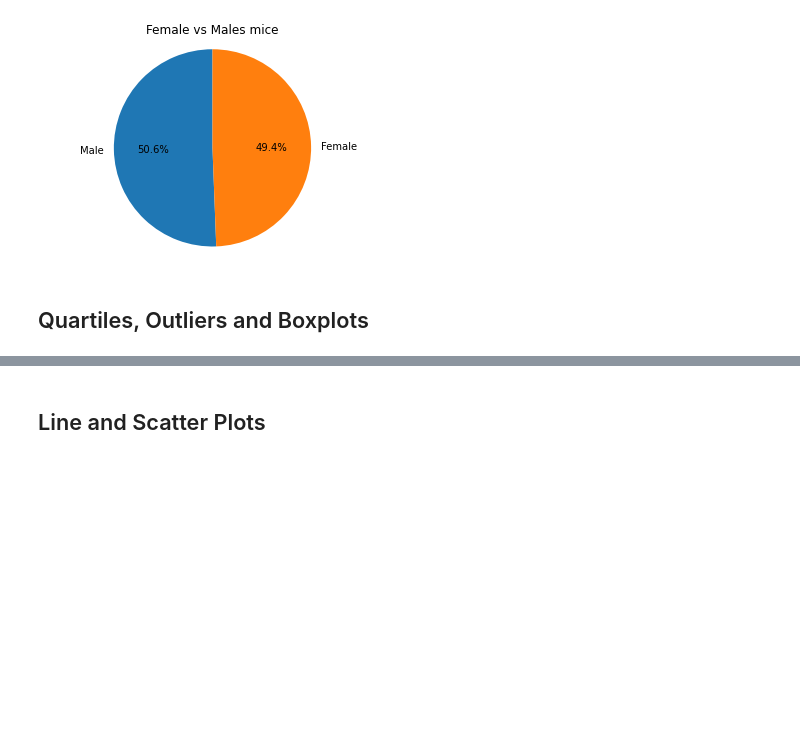
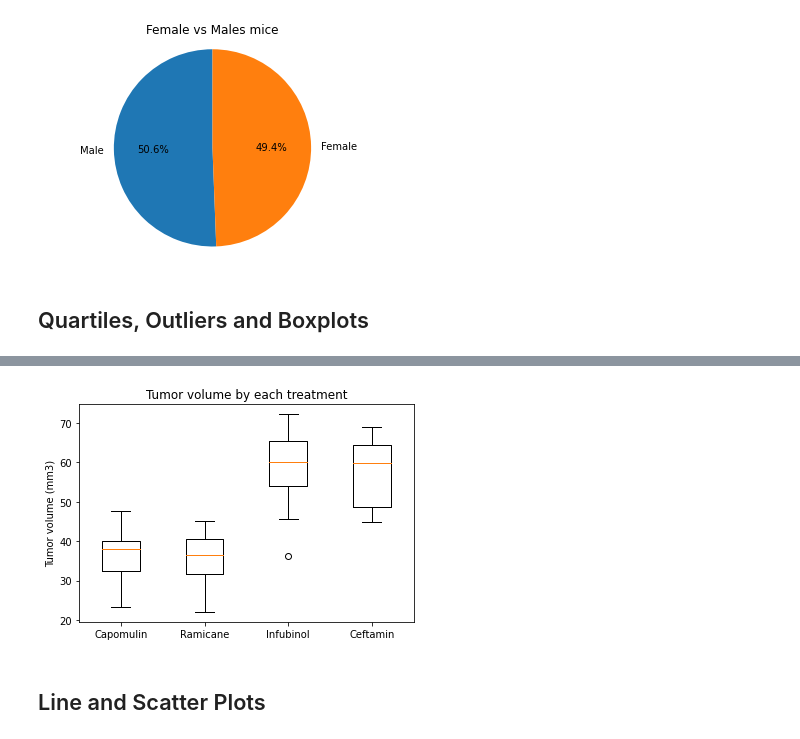
Before and after one commit to chaenii989/Matplotlib_Challenge, a Jupyter notebook: Pymaceuticals/pymaceuticals_starter.ipynb, the cells around one changed output, grey strips where cells are left out. Drawn from its saved outputs; the diff is of its cells as text; code cells hidden in the pictures; blank space fills up the shorter version.

```diff
--- a/Pymaceuticals/pymaceuticals_starter.ipynb
+++ b/Pymaceuticals/pymaceuticals_starter.ipynb
@@ -233,8 +235,11 @@ plt.show()
 # Calculate the final tumor volume of each mouse across four of the treatment regimens:
 # Capomulin, Ramicane, Infubinol, and Ceftamin
 
-
 # Start by getting the last (greatest) timepoint for each mouse
-
+max_timepoint = pd.DataFrame(combined_data.groupby("Mouse ID")["Timepoint"].max())
+max_timepoint = max_timepoint.rename(columns={"Timepoint":"Max Timepoint"})
+max_timepoint
 
 # Merge this group df with the original dataframe to get the tumor volume at the last timepoint
+merged_data = pd.merge(combined_data, max_timepoint, how='outer', on='Mouse ID')
+merged_data.head(10)
@@ -241,17 +258,28 @@ plt.show()
 # %%
 # Put treatments into a list for for loop (and later for plot labels)
-
+treatments = ["Capomulin", "Ramicane", "Infubinol", "Ceftamin"]
 
 # Create empty list to fill with tumor vol data (for plotting)
+tumor_vol = []
 
+# Locate the rows which contain mice on each drug and get the tumor volumes
+for treatment in treatments:
+
+    # add subset
+    treat_df = merged_data.loc[merged_data["Drug Regimen"] == treatment]
+    max_df = treat_df.loc[treat_df["Timepoint"] == treat_df["Max Timepoint"]]
+    volume = max_df["Tumor Volume (mm3)"]
+    tumor_vol.append(volume)
 
 # Calculate the IQR and quantitatively determine if there are any potential outliers.
+    quartiles = volume.quantile([.25,.5,.75])
+    lowerq = quartiles[0.25]
+    upperq = quartiles[0.75]
+    iqr = upperq-lowerq
 
+# Determine outliers using upper and lower bounds
+    lower_bound = lowerq - (1.5*iqr)
+    upper_bound = upperq + (1.5*iqr)
 
-    # Locate the rows which contain mice on each drug and get the tumor volumes
-
-
-    # add subset
-
-
-    # Determine outliers using upper and lower bounds
+    print(f"{treatment}'s IQR : {iqr}")
+    print(f"Outliers of {treatment} : Data between Lower bound {lower_bound} & Upper bound {upper_bound}")
@@ -258,4 +295,14 @@ plt.show()
 # %%
 # Generate a box plot of the final tumor volume of each mouse across four regimens of interest
+ax1 = plt.figure().subplots()
+
+ax1.set_title("Tumor volume by each treatment")
+ax1.set_ylabel("Tumor volume (mm3)")
+ax1.set_xticklabels(["Capomulin", "Ramicane", "Infubinol", "Ceftamin"])
+
+ax1.boxplot(tumor_vol)
+plt.show()
+# %% [output]
+[figure, added]
 # %% [markdown]
 ## Line and Scatter Plots
```
Also changed, not shown: parts of 10 cells of this notebook.
